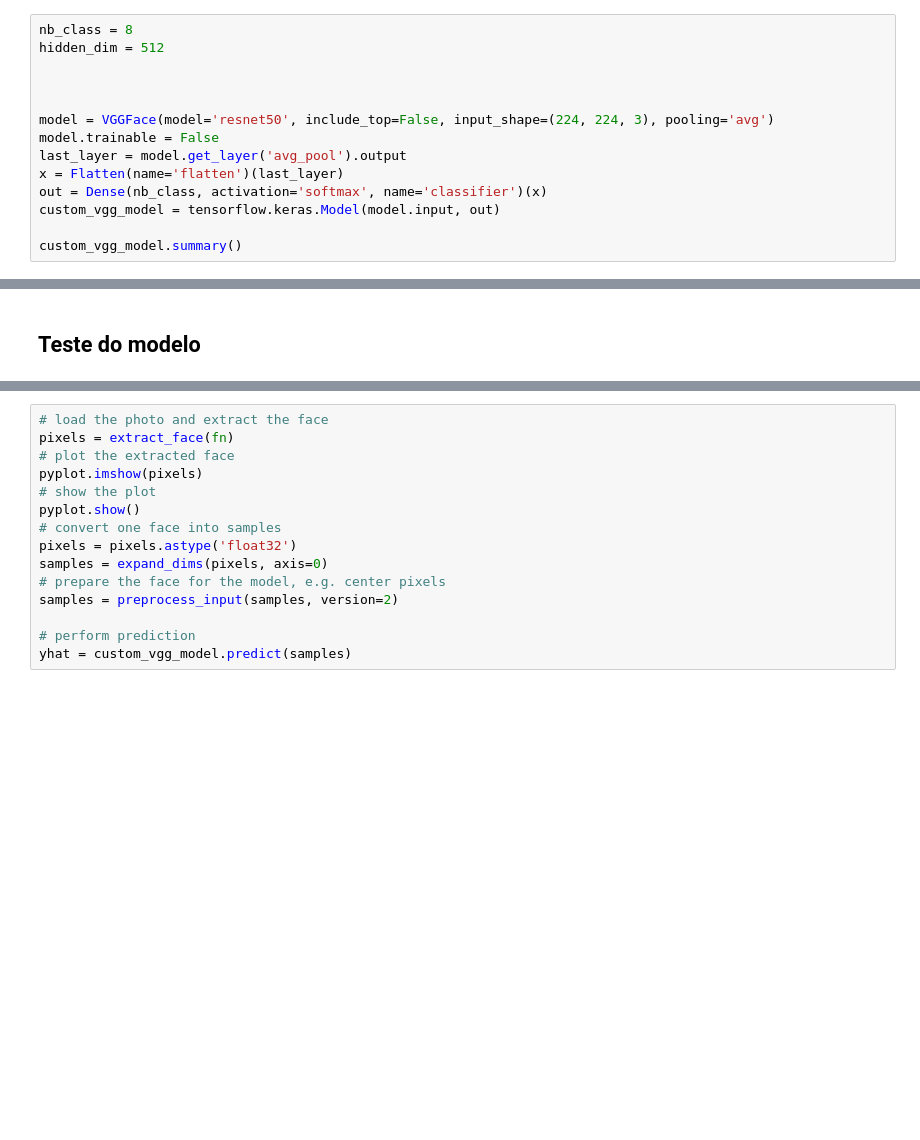
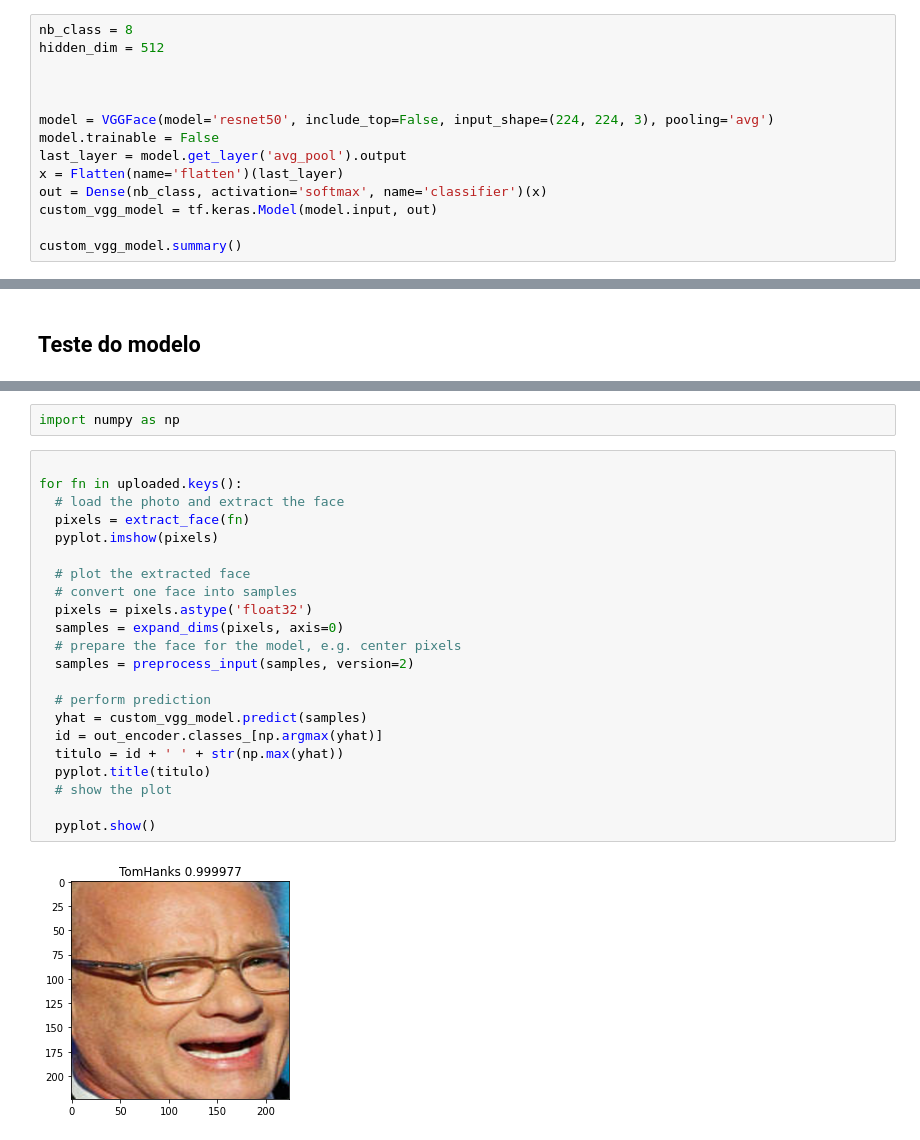
Before and after one commit to jsansao/dlvc, a Jupyter notebook: Licao20_IdentificacaoFacial_FineTuning.ipynb, the cells around one changed output, grey strips where cells are left out. Cells and saved outputs as stored; diff of their text form; blank space fills up the shorter version.

```diff
--- a/Licao20_IdentificacaoFacial_FineTuning.ipynb
+++ b/Licao20_IdentificacaoFacial_FineTuning.ipynb
@@ -210,7 +214,7 @@ model.trainable = False
 last_layer = model.get_layer('avg_pool').output
 x = Flatten(name='flatten')(last_layer)
 out = Dense(nb_class, activation='softmax', name='classifier')(x)
-custom_vgg_model = tensorflow.keras.Model(model.input, out)
+custom_vgg_model = tf.keras.Model(model.input, out)
 
 custom_vgg_model.summary()
 # %% [output]
@@ -323,15 +333,26 @@ User uploaded file "28.actor-nicolas-cage-attends-the-special-screening-of-color
+# %%
+import numpy as np
 # %%
-# load the photo and extract the face
-pixels = extract_face(fn)
-# plot the extracted face
-pyplot.imshow(pixels)
-# show the plot
-pyplot.show()
-# convert one face into samples
-pixels = pixels.astype('float32')
-samples = expand_dims(pixels, axis=0)
-# prepare the face for the model, e.g. center pixels
-samples = preprocess_input(samples, version=2)
 
-# perform prediction
-yhat = custom_vgg_model.predict(samples)
+for fn in uploaded.keys():
+  # load the photo and extract the face
+  pixels = extract_face(fn)
+  pyplot.imshow(pixels)
+
+  # plot the extracted face
+  # convert one face into samples
+  pixels = pixels.astype('float32')
+  samples = expand_dims(pixels, axis=0)
+  # prepare the face for the model, e.g. center pixels
+  samples = preprocess_input(samples, version=2)
+
+  # perform prediction
+  yhat = custom_vgg_model.predict(samples)
+  id = out_encoder.classes_[np.argmax(yhat)]
+  titulo = id + ' ' + str(np.max(yhat))
+  pyplot.title(titulo)
+  # show the plot
+
+  pyplot.show()
+# %% [output]
+[figure, added]
```
Also changed, not shown: parts of 11 cells of this notebook.
